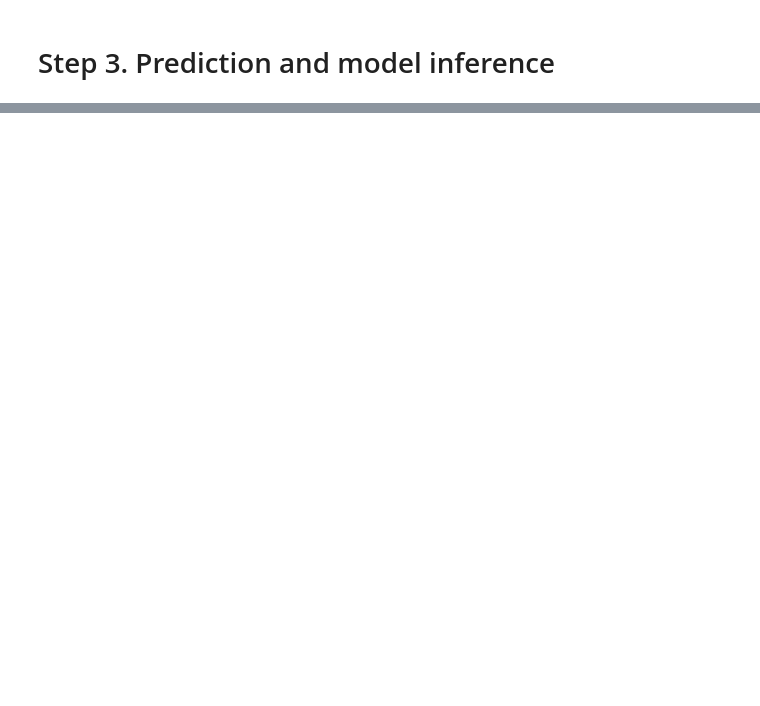
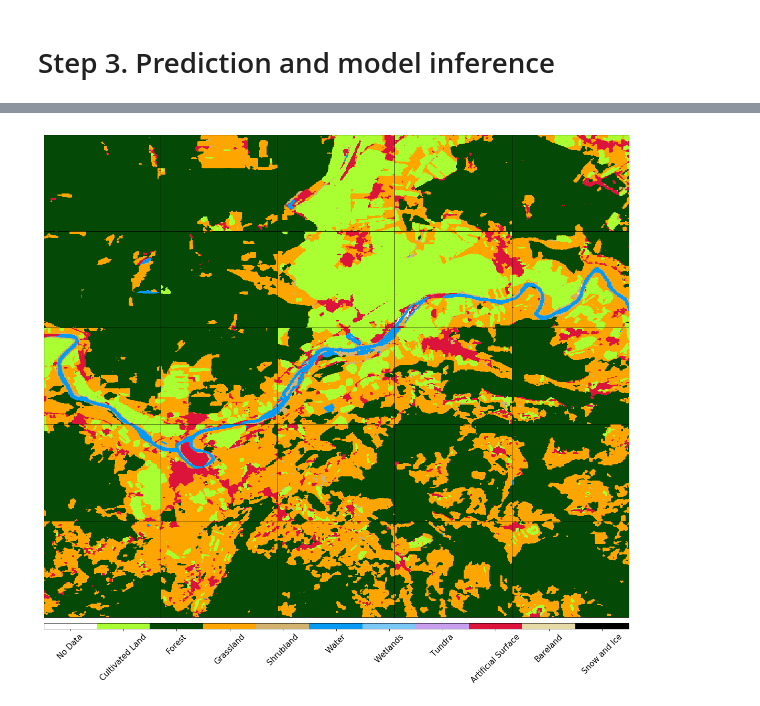
Before and after one commit to sentinel-hub/eo-learn, a Jupyter notebook: examples/land-cover-fastai/deep_lulc_walkthrough.ipynb, the cells around one changed output, grey strips where cells are left out. Cells and saved outputs as stored; diff of their text form; code cells hidden in the pictures; blank space fills up the shorter version.

```diff
--- a/examples/land-cover-fastai/deep_lulc_walkthrough.ipynb
+++ b/examples/land-cover-fastai/deep_lulc_walkthrough.ipynb
@@ -568,3 +562,8 @@ cb.ax.tick_params(labelsize=20)
 cb.set_ticks([entry.id for entry in LULC])
 cb.ax.set_xticklabels([entry.class_name for entry in LULC], rotation=45, fontsize=15)
 plt.show()
+# %%
+from IPython.display import Image
+Image(filename='figures/prediction-lulc-fastai.png')
+# %% [output]
+[figure, added]
```
Also changed, not shown: parts of 7 cells of this notebook.
